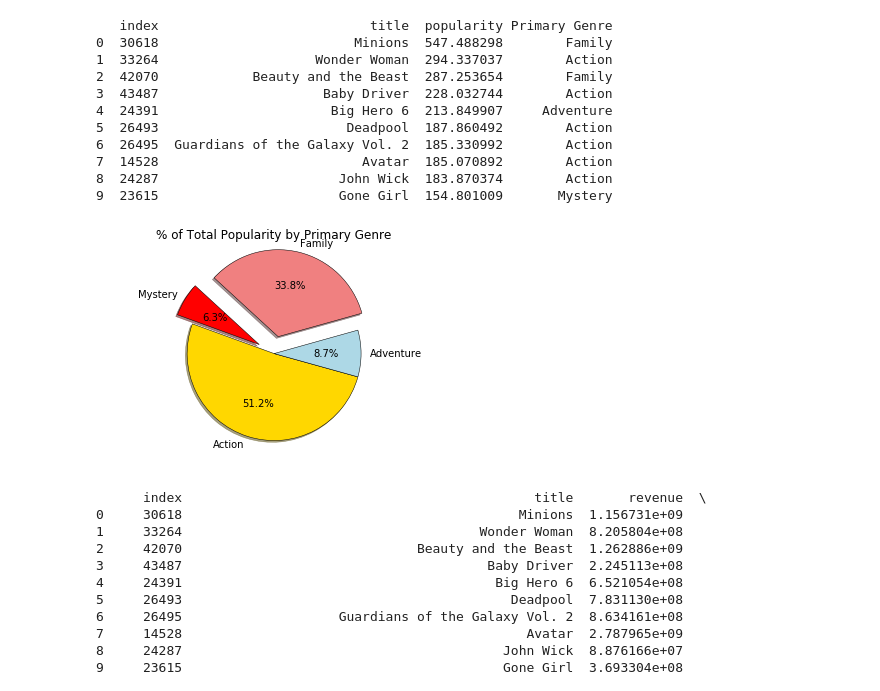
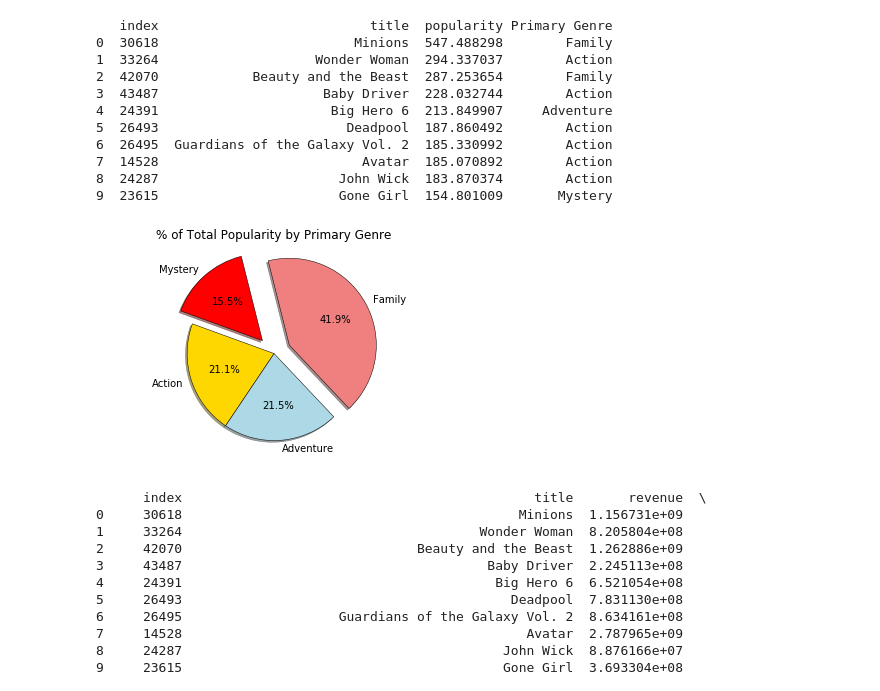
Before and after one commit to sarahshelden/Project1DataScience, a Jupyter notebook: movies.ipynb, the cells around one changed output. Drawn from its saved outputs; the diff is of its cells as text; code cells hidden in the pictures.

```diff
--- a/movies.ipynb
+++ b/movies.ipynb
@@ -211,9 +211,9 @@ sort_by_popularity = clean_movie_data_df.sort_values(by='popularity', ascending
 # print to terminal
 sort_by_popularity.head()
 
-top_10_profitable_mv = sort_by_popularity[:10][['title','popularity','Primary Genre']].reset_index()
+top_10_popular_mv = sort_by_popularity[:10][['title','popularity','Primary Genre']].reset_index()
 
-print(top_10_profitable_mv)
+print(top_10_popular_mv)
 # %% [output]
    index                           title  popularity Primary Genre
 0  30618                         Minions  547.488298        Family
@@ -227,19 +227,19 @@ print(top_10_profitable_mv)
 8  24287                       John Wick  183.870374        Action
 9  23615                       Gone Girl  154.801009       Mystery
 # %%
-popularity_sum = top_10_profitable_mv.groupby('Primary Genre').sum()["popularity"]
+popularity_sum = top_10_popular_mv.groupby('Primary Genre').mean()["popularity"]
 
 labels = popularity_sum.index
 colors = ["gold", "lightblue", "lightcoral","red"]
 explode = (0, 0, 0.2,0.2)
 
 plt.title('% of Total Popularity by Primary Genre')
 plt.axis('equal')
 
 plt.pie(popularity_sum, explode=explode, labels=labels, colors=colors,autopct="%1.1f%%", shadow=True, startangle=160,wedgeprops = {'linewidth': .5, 'edgecolor': 'black'})
 plt.show()
 # %% [output]
-[figure, old version]
+[figure, new version]
 # %%
 # sorting movie by revenue from highest to lowest
 # sort_by_revenue = clean_movie_data_df.sort_values(by='revenue', ascending = False)
```
